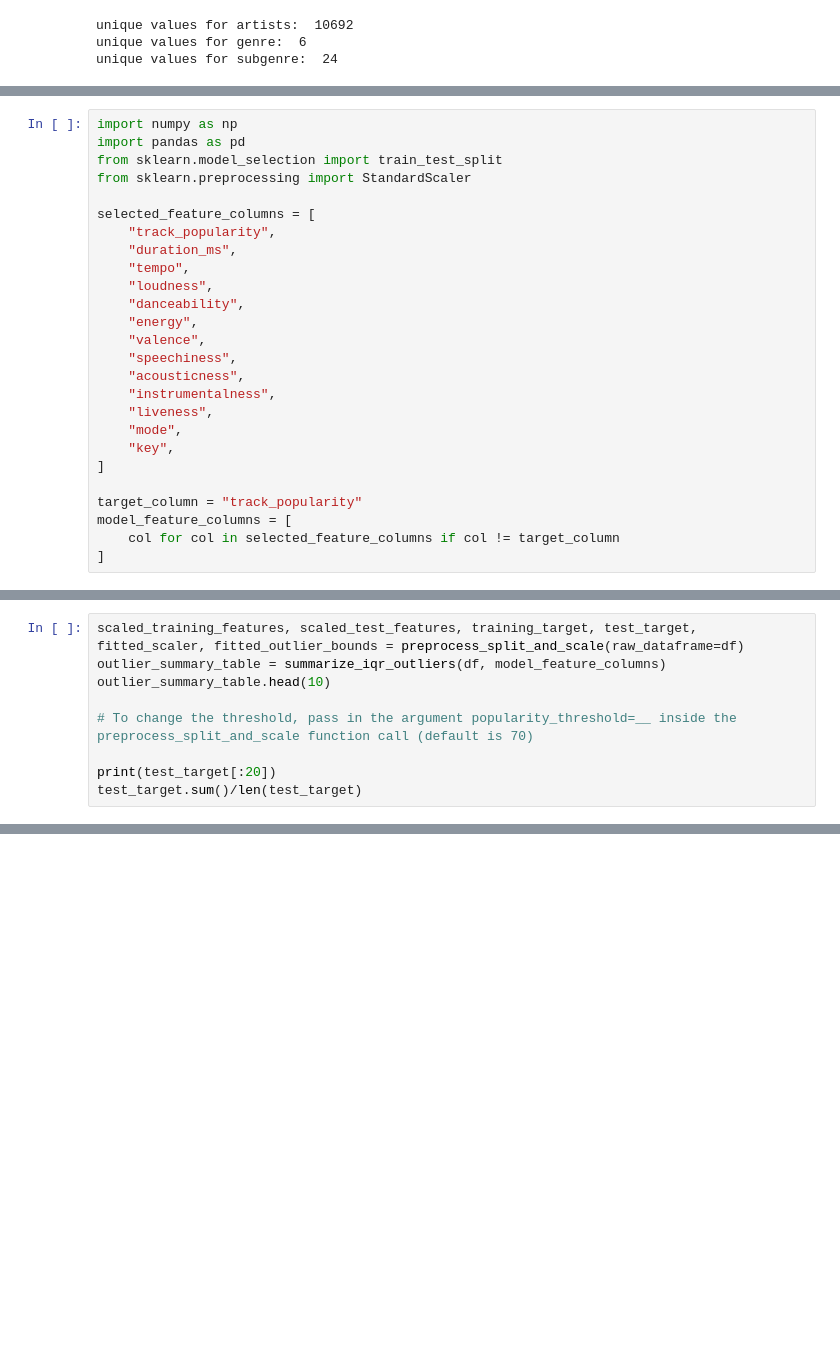
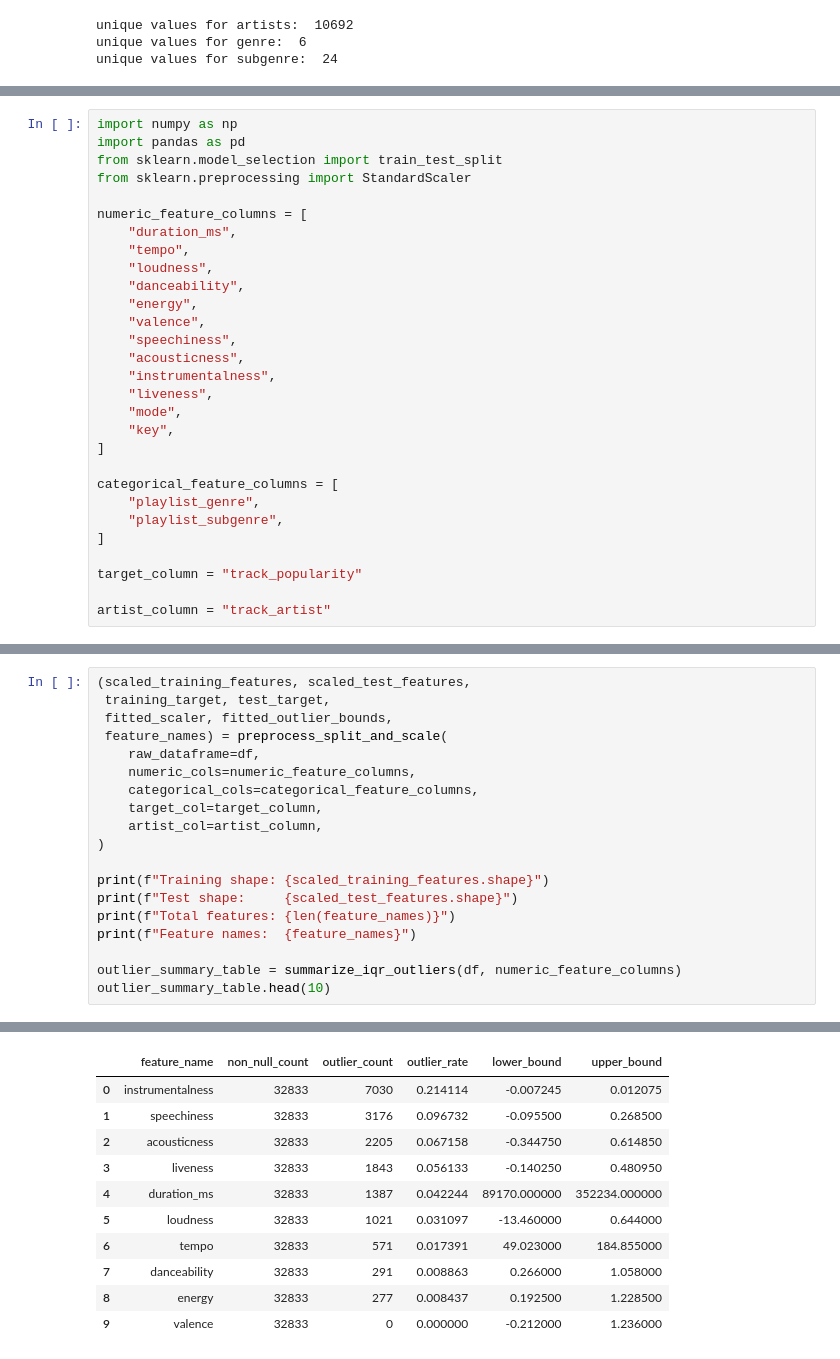
Before and after one commit to Rytham1/song-popularity-predictor, a Jupyter notebook: ecs_171_final_project.ipynb, the cells around one changed output, grey strips where cells are left out. Cells and saved outputs as stored; diff of their text form; blank space fills up the shorter version.

```diff
--- a/ecs_171_final_project.ipynb
+++ b/ecs_171_final_project.ipynb
@@ -179,8 +154,7 @@ import pandas as pd
 from sklearn.model_selection import train_test_split
 from sklearn.preprocessing import StandardScaler
 
-selected_feature_columns = [
-    "track_popularity",
+numeric_feature_columns = [
     "duration_ms",
     "tempo",
     "loudness",
@@ -195,10 +169,14 @@ selected_feature_columns = [
     "key",
 ]
 
+categorical_feature_columns = [
+    "playlist_genre",
+    "playlist_subgenre",
+]
+
 target_column = "track_popularity"
-model_feature_columns = [
-    col for col in selected_feature_columns if col != target_column
-]
+
+artist_column = "track_artist"
 # %%
 def compute_iqr_bounds(
     numeric_series: pd.Series, iqr_multiplier: float = 1.5
@@ -333,12 +363,3 @@ def summarize_iqr_outliers(
         .sort_values("outlier_rate", ascending=False)
         .reset_index(drop=True)
     )
-# %%
-scaled_training_features, scaled_test_features, training_target, test_target, fitted_scaler, fitted_outlier_bounds = preprocess_split_and_scale(raw_dataframe=df)
-outlier_summary_table = summarize_iqr_outliers(df, model_feature_columns)
-outlier_summary_table.head(10)
-
-# To change the threshold, pass in the argument popularity_threshold=__ inside the preprocess_split_and_scale function call (default is 70)
-
-print(test_target[:20])
-test_target.sum()/len(test_target)
@@ -365,0 +366,20 @@ np.float64(0.24118476727785615)
+# %%
+(scaled_training_features, scaled_test_features,
+ training_target, test_target,
+ fitted_scaler, fitted_outlier_bounds,
+ feature_names) = preprocess_split_and_scale(
+    raw_dataframe=df,
+    numeric_cols=numeric_feature_columns,
+    categorical_cols=categorical_feature_columns,
+    target_col=target_column,
+    artist_col=artist_column,
+)
+
+print(f"Training shape: {scaled_training_features.shape}")
+print(f"Test shape:     {scaled_test_features.shape}")
+print(f"Total features: {len(feature_names)}")
+print(f"Feature names:  {feature_names}")
+
+outlier_summary_table = summarize_iqr_outliers(df, numeric_feature_columns)
+outlier_summary_table.head(10)
+# %% [output]
@@ -365,0 +390,11 @@ np.float64(0.24118476727785615)
+|  | feature_name | non_null_count | outlier_count | outlier_rate | lower_bound | upper_bound |
+| 0 | instrumentalness | 32833 | 7030 | 0.214114 | -0.007245 | 0.012075 |
+| 1 | speechiness | 32833 | 3176 | 0.096732 | -0.095500 | 0.268500 |
+| 2 | acousticness | 32833 | 2205 | 0.067158 | -0.344750 | 0.614850 |
+| 3 | liveness | 32833 | 1843 | 0.056133 | -0.140250 | 0.480950 |
+| 4 | duration_ms | 32833 | 1387 | 0.042244 | 89170.000000 | 352234.000000 |
+| 5 | loudness | 32833 | 1021 | 0.031097 | -13.460000 | 0.644000 |
+| 6 | tempo | 32833 | 571 | 0.017391 | 49.023000 | 184.855000 |
+| 7 | danceability | 32833 | 291 | 0.008863 | 0.266000 | 1.058000 |
+| 8 | energy | 32833 | 277 | 0.008437 | 0.192500 | 1.228500 |
+| 9 | valence | 32833 | 0 | 0.000000 | -0.212000 | 1.236000 |
```
Also changed, not shown: parts of 32 cells of this notebook, 1 other file.
